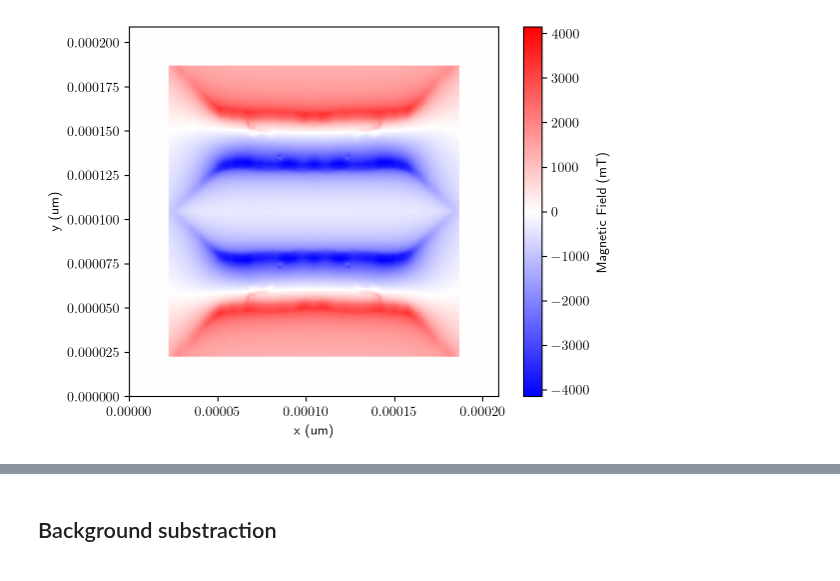
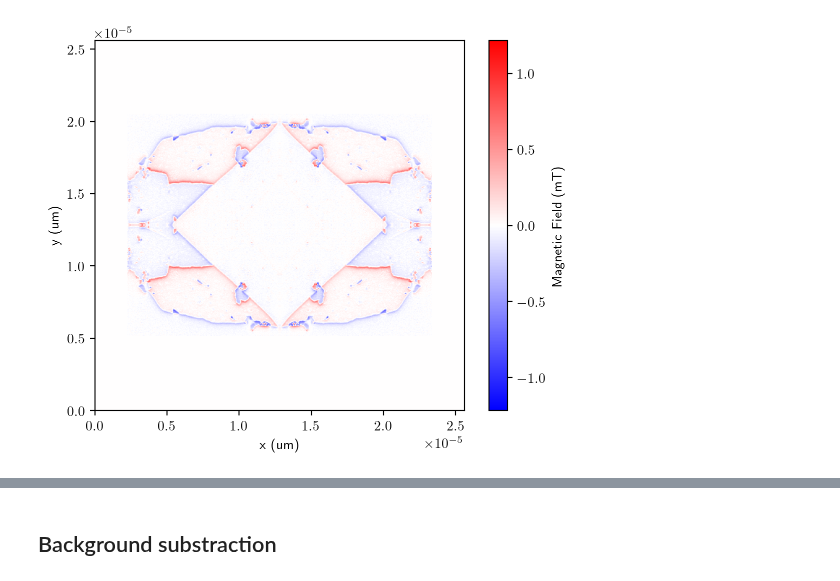
Before and after one commit to DavidBroadway/magrec, a Jupyter notebook: Examples/recon_b_components.ipynb, the cells around one changed output, grey strips where cells are left out. Cells and saved outputs as stored; diff of their text form; code cells hidden in the pictures.

```diff
--- a/Examples/recon_b_components.ipynb
+++ b/Examples/recon_b_components.ipynb
@@ -15,14 +19,26 @@ from magrec import __datapath__
 # %%
-Bx = np.loadtxt(__datapath__ / "experimental" / "NbWire" / "Bx.txt")
-By = np.loadtxt(__datapath__ / "experimental" / "NbWire" / "By.txt")
-Bz = np.loadtxt(__datapath__ / "experimental" / "NbWire" / "Bz.txt")
+BNV = data["ExperimentMagneticField"]["BNV"]["Data"]
 
-B = np.empty(shape=(3, 201, 201))
+height = data["ExperimentMagneticField"]["BNV"]["Height"]
+phi = data["ExperimentMagneticField"]["BNV"]["Phi"]
+theta = data["ExperimentMagneticField"]["BNV"]["Theta"]
 
-B[0, ::] = np.flipud(Bx)
-B[1, ::] = np.flipud(By)
-B[2, ::] = np.flipud(Bz)
+dx = 50e-9
+dy = 50e-9
 
-plot_n_components(B, labels=[r'$B_x$', '$B_y$',
-                  '$B_z$', '$B_{NV}$'], cmap="bwr")
+plt.figure(figsize=(5, 5))
+plt.imshow(BNV, cmap="bwr")
+plt.colorbar()
+
+# Bx = np.loadtxt(__datapath__ / "experimental" / "NbWire" / "Bx.txt")
+# By = np.loadtxt(__datapath__ / "experimental" / "NbWire" / "By.txt")
+# Bz = np.loadtxt(__datapath__ / "experimental" / "NbWire" / "Bz.txt")
+
+# B = np.empty(shape=(3, 201, 201))
+
+# B[0, ::] = np.flipud(Bx)
+# B[1, ::] = np.flipud(By)
+# B[2, ::] = np.flipud(Bz)
+
+# plot_n_components(BNV, cmap="bwr")
 # %% [output]
@@ -30,38 +47,29 @@ plot_n_components(B, labels=[r'$B_x$', '$B_y$',
 # %%
-theta_NV = np.deg2rad(54.7)
-phi_NV = np.deg2rad(45)
 
-B_NV = np.cos(theta_NV) * np.cos(phi_NV) * Bx + \
-       np.cos(theta_NV) * np.sin(phi_NV) * By + \
-       np.sin(theta_NV) * Bz
-
-dx = 408e-9
-dy = dx
-height = 100e-9
 
 dataset = Data()
 dataset.load_data(
-       B_NV,
+       BNV,
        dx,
        dy,
        height,
-       theta_NV,
-       phi_NV,
+       theta,
+       phi,
        0)
 
 dataset.remove_DC_background()
 
 # dataset.add_hanning_filter(0.4)
 # dataset.crop_data((1,198,1,198))
 
 # dataset.numpy_pad_data(200, 'constant')
 dataset.pad_reflective2d()
 dataset.pad_data_to_power_of_two()
 # dataset.pad_reflective2d()
 
 dataset.plot_target()
 # %% [output]
-[figure, old version]
+[figure, new version]
 # %%
 dataset.set_transformer(MagneticFields)
 dataset.transform_data()
```
Also changed, not shown: parts of 5 cells of this notebook, 3 other files.
